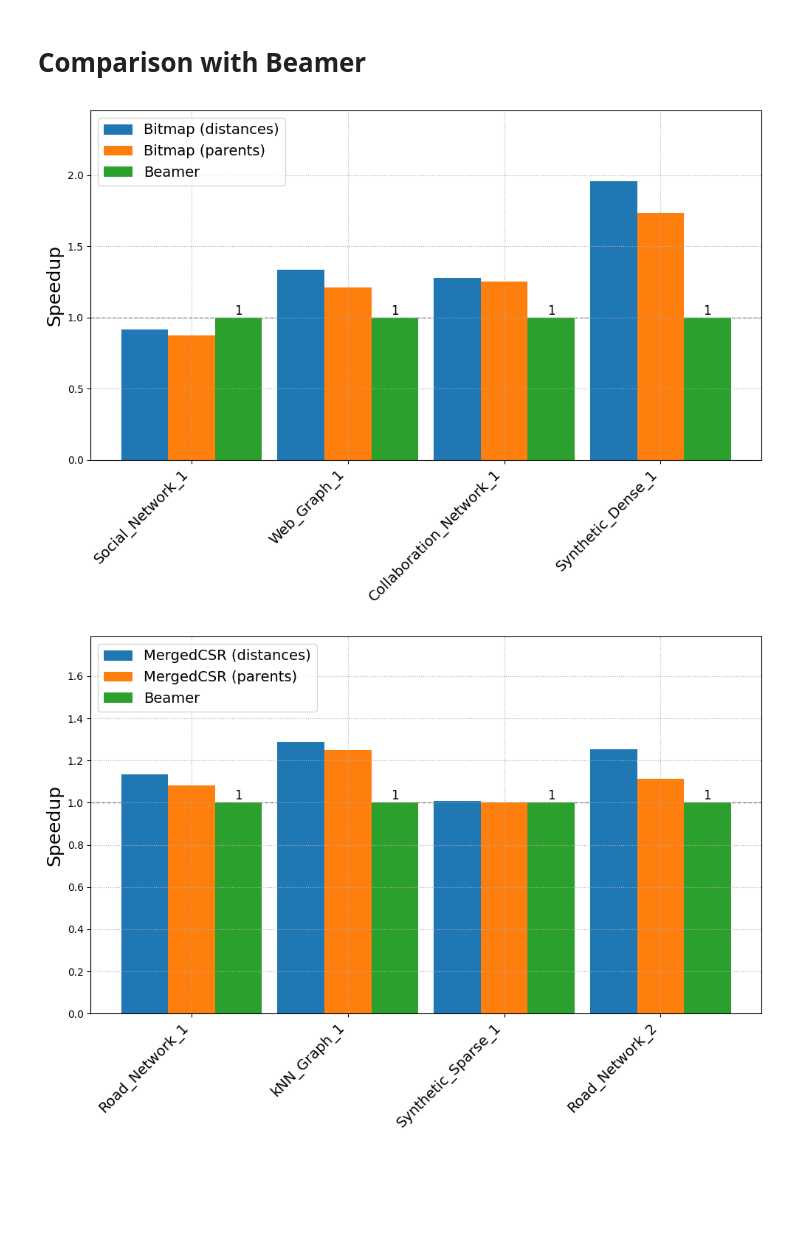
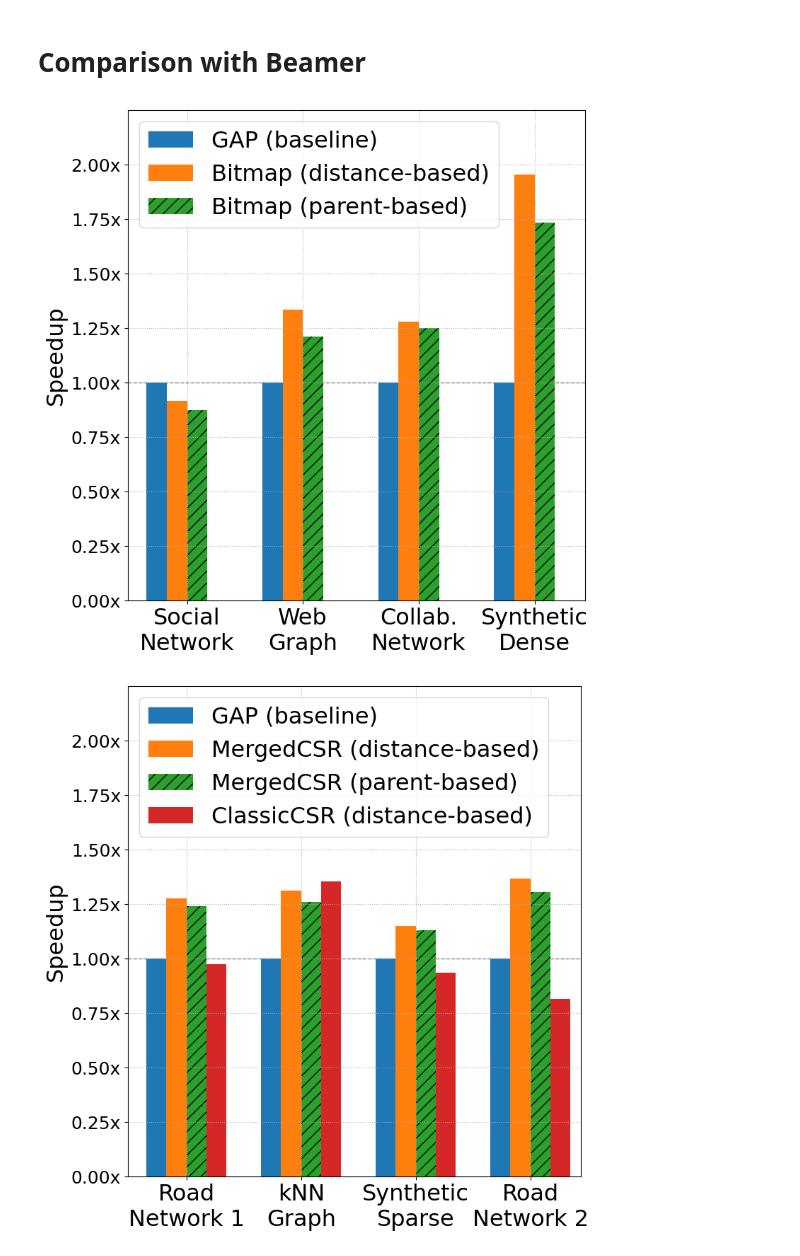
Before and after one commit to Sasso0101/CacheMeIfYouCan, a Jupyter notebook: scripts/analysis_runtime.ipynb, the cells around one changed output. Saved outputs shown, nothing was run; the diff lists cells and outputs as text; code cells hidden in the pictures; blank space fills up the shorter version.

```diff
--- a/scripts/analysis_runtime.ipynb
+++ b/scripts/analysis_runtime.ipynb
@@ -401,24 +385,23 @@ kNN_Graph_1 & 32 & 3.1B & 3.1B & 39.2M \\
 FONT_TITLE = 18
 FONT_AXES = 18
 FONT_TICKS = 14
-FONT_LEGEND = 14
+FONT_LEGEND = 16
 
 for program in programs:
     if program == 'classic':
         continue
-    fig, ax = plt.subplots(figsize=(10, 5))
+    fig, ax = plt.subplots(figsize=(8, 5))
     thread_counts = sorted(speedups_scalability[program].keys())
-    for dataset in datasets:
-        if program == dataset_category[dataset]:
-            speedup_values = [speedups_scalability[program][threads].get(dataset, np.nan) for threads in thread_counts]
-            ax.plot(thread_counts, speedup_values, marker='o', label=dataset)
+    for dataset in speedups_scalability[program][1].keys():
+        speedup_values = [speedups_scalability[program][threads].get(dataset, np.nan) for threads in thread_counts]
+        ax.plot(thread_counts, speedup_values, marker='o', label=dataset_labels[dataset].replace('\n', ' '))
 
     # Ideal speedup
     ax.plot(thread_counts, thread_counts, '--', color='gray', label='Ideal Speedup')
 
     ax.set_xlabel('Number of Threads', fontsize=FONT_AXES)
     ax.set_ylabel('Speedup (w.r.t. 1 thread)', fontsize=FONT_AXES)
-    ax.set_title(f'Scaling on graphs with {"large" if program=="small" else "small"} frontiers', fontsize=FONT_TITLE)
+    # ax.set_title(f'Scaling on graphs with {"large" if program=="small" else "small"} frontiers', fontsize=FONT_TITLE)
     ax.set_xticks(thread_counts)
     ax.set_xticklabels(thread_counts, fontsize=FONT_TICKS)
     ax.set_yticks(thread_counts)
@@ -435,52 +418,58 @@ for program in programs:
 # %% [markdown]
 # Comparison with Beamer
 # %%
+BAR_WIDTH = 0.35
+FONT_XTICKS = 23
+FONT_YTICKS = 18
+FONT_AXES = 23
+FONT_LEGEND = 23
+
 # Define the datasets and programs
 small_datasets = [d for d in datasets if dataset_category[d] == 'small']
 large_datasets = [d for d in datasets if dataset_category[d] == 'large']
 
-# Define the programs to plot
-programs_to_plot = {
-  'small': 'Bitmap',
-  'large': 'MergedCSR',
-}
-
 # Create the plots directory if it does not exist
 os.makedirs('plots', exist_ok=True)
+# Plot the speedup for each dataset
+for dataset_group, program_key, threads in zip([small_datasets, large_datasets], ['small', 'large'], [32, 24]):
+  fig, ax = plt.subplots(figsize=(8, 8))
 
-# Plot the speedup for each dataset
-for dataset_group, program_key in zip([small_datasets, large_datasets], ['small', 'large']):
-  fig, ax = plt.subplots(figsize=(10, 7))
   ax.axhline(y=1, color='gray', linestyle='--', linewidth=1, zorder=0)
-
-  program = programs_to_plot[program_key]
   program_speedups_distances = speedups['distances'][program_key][threads]
   program_speedups_parents = speedups['parents'][program_key][threads]
+  program_speedups_classic = speedups['distances']['classic'][threads]
 
   speedup_values_distances = [program_speedups_distances.get(dataset, np.nan) for dataset in dataset_group]
   speedup_values_parents = [program_speedups_parents.get(dataset, np.nan) for dataset in dataset_group]
+  speedup_values_classic = [program_speedups_classic.get(dataset, np.nan) for dataset in dataset_group]
 
-  bars_distances = ax.bar(np.arange(len(dataset_group)), speedup_values_distances, BAR_WIDTH, label=f'{PROGRAM_LABELS[program_key]} (distances)')
-  bars_parents = ax.bar(np.arange(len(dataset_group)) + BAR_WIDTH, speedup_values_parents, BAR_WIDTH, label=f'{PROGRAM_LABELS[program_key]} (parents)')
-
+  bar_positions = np.arange(len(dataset_group)) * 2  # Increase the distance between the bars
   # Add Beamer bars
   beamer_values = [1] * len(dataset_group)
-  beamer_bars = ax.bar(np.arange(len(dataset_group)) + 2 * BAR_WIDTH, beamer_values, BAR_WIDTH, label='Beamer')
+  beamer_bars = ax.bar(bar_positions, beamer_values, BAR_WIDTH, label='GAP (baseline)')
+  bars_distances = ax.bar(bar_positions + BAR_WIDTH, speedup_values_distances, BAR_WIDTH, label=f'{PROGRAM_LABELS[program_key]} (distance-based)')
+  bars_parents = ax.bar(bar_positions + 2 * BAR_WIDTH, speedup_values_parents, BAR_WIDTH, label=f'{PROGRAM_LABELS[program_key]} (parent-based)', hatch='//')
+  if program_key == 'large':
+    bars_classic = ax.bar(bar_positions + 3 * BAR_WIDTH, speedup_values_classic, BAR_WIDTH, label=f'{PROGRAM_LABELS["classic"]}CSR (distance-based)')
 
-  # Add text labels for Beamer bars
-  for bar, dataset in zip(beamer_bars, dataset_group):
-    ax.text(bar.get_x() + bar.get_width() / 2, bar.get_height(), '1', ha='center', va='bottom', fontsize=FONT_TICKS-2)
+  ax.tick_params(axis='y', labelsize=FONT_YTICKS)
+  ax.set_ylabel('Speedup', fontsize=FONT_AXES)
+  ax.set_xticks(bar_positions + 1.5 * BAR_WIDTH)
+  ax.set_xticklabels([dataset_labels[dataset] for dataset in dataset_group], ha='center', fontsize=FONT_XTICKS)
 
-  ax.set_ylabel('Speedup', fontsize=FONT_AXES)
-  ax.set_xticks(np.arange(len(dataset_group)) + BAR_WIDTH)
-  ax.set_xticklabels(dataset_group, rotation=45, ha='right', fontsize=FONT_TICKS)
 
-  ax.set_ylim(0, max(max(speedup_values_distances), max(speedup_values_parents), 1) + 0.5)
+  ax.set_ylim(0, 2.25)
+  ax.set_yticks(np.arange(0, 2.25, 0.25))
+  ax.set_yticklabels([f'{tick:.2f}x' for tick in np.arange(0, 2.25, 0.25)])
+  #set vertical align of y ticks to top
+
+  ax.set_xlim(-0.5, bar_positions[-1] + 4 * BAR_WIDTH)
   ax.legend(loc='upper left', fontsize=FONT_LEGEND)
   ax.grid(True, linestyle=':')
+
   fig.tight_layout()
   plt.show()
-  fig.savefig(f'plots/speedup_beamer_{threads}_{program_key}.pdf')
+  fig.savefig(f'plots/speedup_beamer_{threads}_{"small" if dataset_group == small_datasets else "large"}.pdf')
 # %% [output]
-[figure, old version]
+[figure, new version]
-[figure, old version]
+[figure, new version]
```
Also changed, not shown: parts of 7 cells of this notebook.
